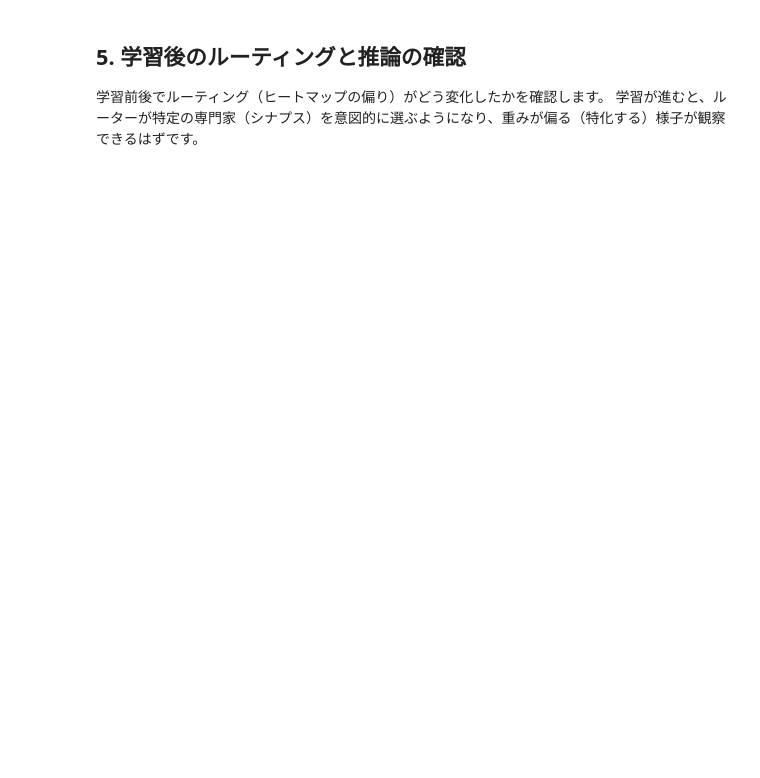
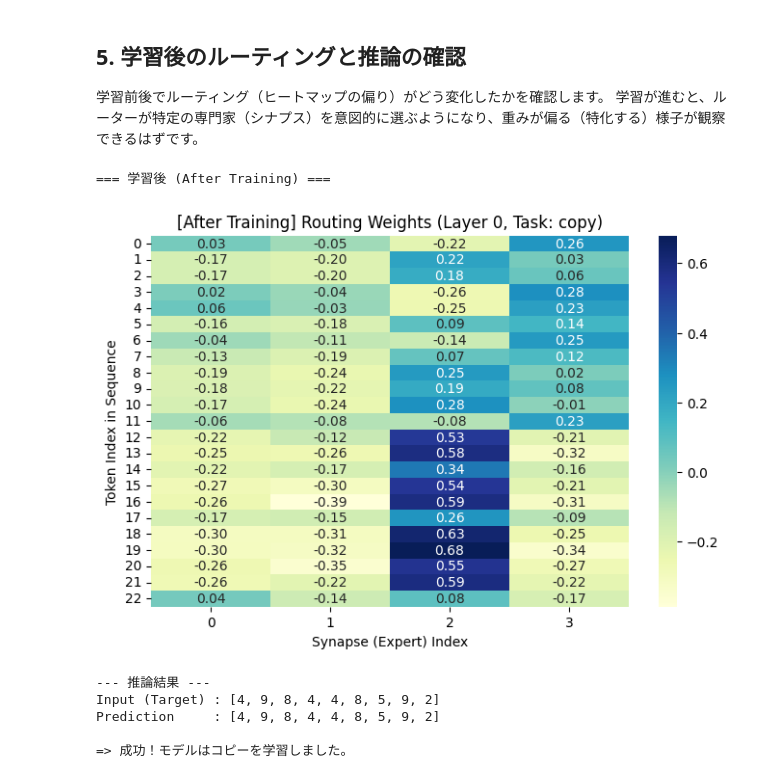
Before and after one commit to JunSuzukiJapan/SynapticRouter, a Jupyter notebook: notebooks/02_learning_and_routing_demo.ipynb, the cells around one changed output. Cells and saved outputs as stored; diff of their text form; code cells hidden in the pictures; blank space fills up the shorter version.

```diff
--- a/notebooks/02_learning_and_routing_demo.ipynb
+++ b/notebooks/02_learning_and_routing_demo.ipynb
@@ -85,7 +94,7 @@ for epoch in range(epochs):
     x, y = make_batch("copy", batch_size, 5, 10, device)
 
     optimizer.zero_grad()
-    outputs, routing_weights = model(x)
+    outputs, routing_weights, _ = model(x, torch.zeros_like(y))
 
     # CrossEntropyLoss (出力の形状を合わせる)
     # outputs: [batch, seq, vocab], y: [batch, seq]
@@ -109,18 +127,26 @@ print("Training finished!")
 # %%
 print("=== 学習後 (After Training) ===")
 visualize_routing(model, title_prefix="[After Training]")
 
 # 実際にタスクが解けているか推論してみる
 model.eval()
 x, y = make_batch("copy", batch_size=1, min_len=8, max_len=8, device=device)
 with torch.no_grad():
-    outputs, _ = model(x)
+    outputs, _, _ = model(x, torch.zeros_like(y))
     preds = outputs.argmax(dim=-1)
 
 print("\n--- 推論結果 ---")
 print(f"Input (Target) : {y[0].tolist()}")
 print(f"Prediction     : {preds[0].tolist()}")
 if y[0].tolist() == preds[0].tolist():
     print("\n=> 成功！モデルはコピーを学習しました。")
 else:
     print("\n=> 失敗... もう少し学習ステップ数(epochs)が必要かもしれません。")
+# %% [output]
+=== 学習後 (After Training) ===
+[figure, added]
+--- 推論結果 ---
+Input (Target) : [4, 9, 8, 4, 4, 8, 5, 9, 2]
+Prediction     : [4, 9, 8, 4, 4, 8, 5, 9, 2]
+
+=> 成功！モデルはコピーを学習しました。
```
Also changed, not shown: parts of 4 cells of this notebook, 9 other files.
